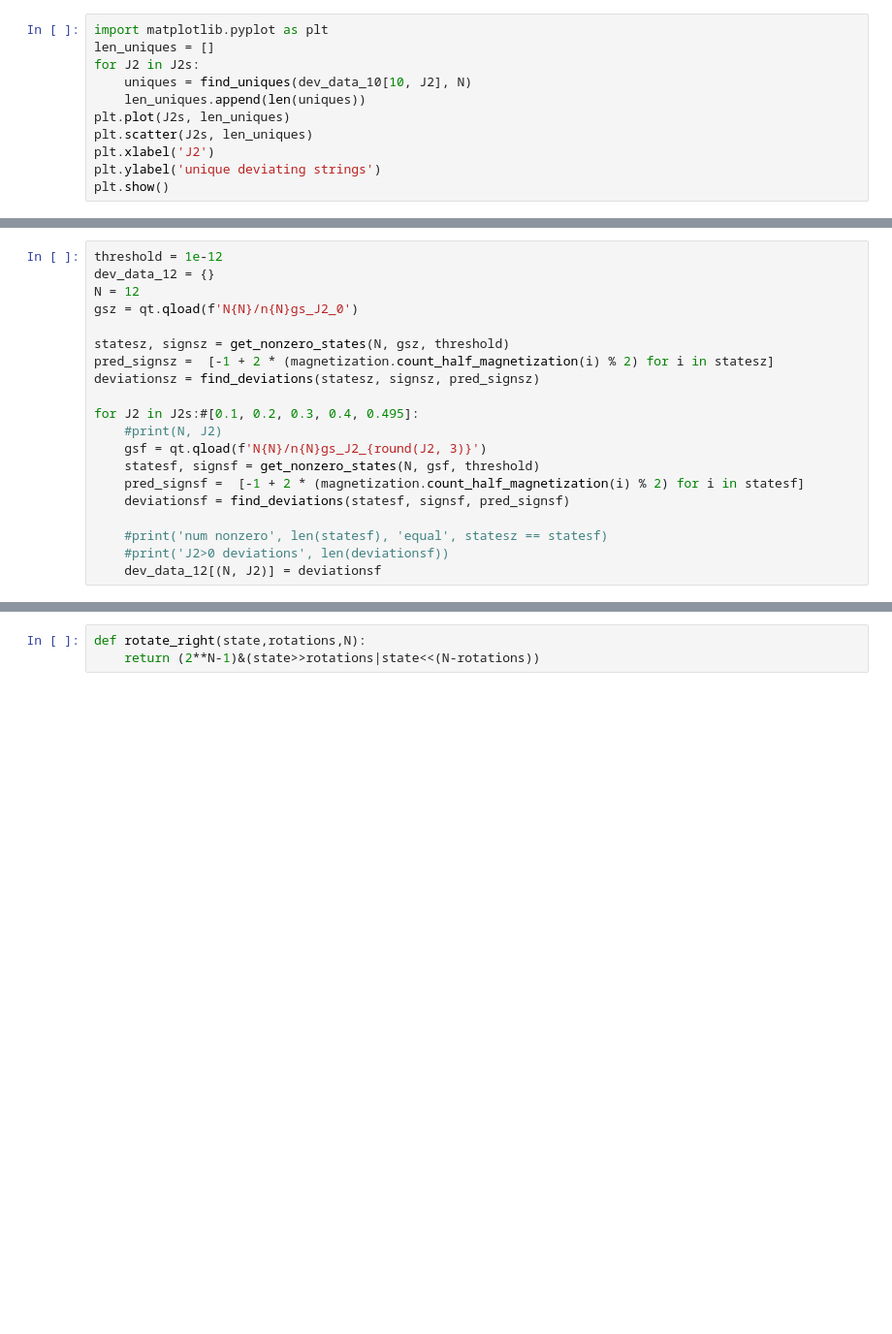
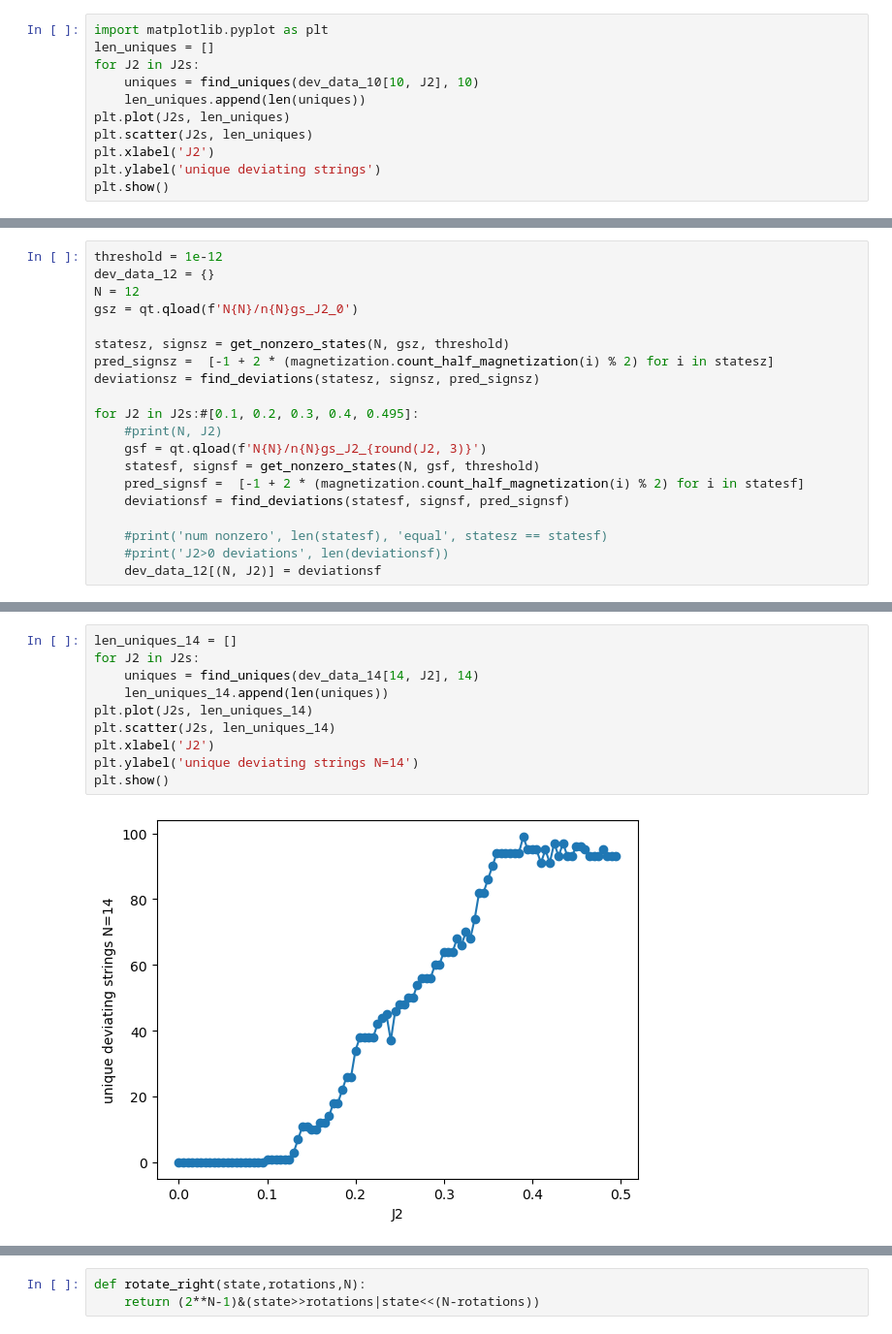
Before and after one commit to tlin06/kans_urop, a Jupyter notebook: J1J2_info/MSR_violations.ipynb, the cells around one changed output, grey strips where cells are left out. Shown at 97% size. Saved outputs shown, nothing was run; the diff lists cells and outputs as text; blank space fills up the shorter version.

```diff
--- a/J1J2_info/MSR_violations.ipynb
+++ b/J1J2_info/MSR_violations.ipynb
@@ -182,7 +182,7 @@ J2>0 deviations 60
 import matplotlib.pyplot as plt
 len_uniques = []
 for J2 in J2s:
-    uniques = find_uniques(dev_data_10[10, J2], N)
+    uniques = find_uniques(dev_data_10[10, J2], 10)
     len_uniques.append(len(uniques))
 plt.plot(J2s, len_uniques)
 plt.scatter(J2s, len_uniques)
@@ -265,4 +300,16 @@ plt.ylabel('unique deviating strings N=12')
 plt.show()
 # %% [output]
 [figure]
+# %%
+len_uniques_14 = []
+for J2 in J2s:
+    uniques = find_uniques(dev_data_14[14, J2], 14)
+    len_uniques_14.append(len(uniques))
+plt.plot(J2s, len_uniques_14)
+plt.scatter(J2s, len_uniques_14)
+plt.xlabel('J2')
+plt.ylabel('unique deviating strings N=14')
+plt.show()
+# %% [output]
+[figure, added]
 # %%
```
Also changed, not shown: parts of 14 cells of this notebook, 3 other files.
